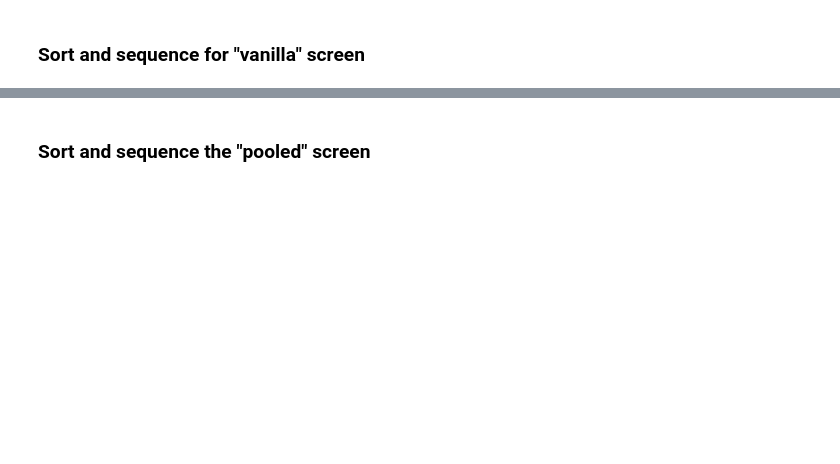
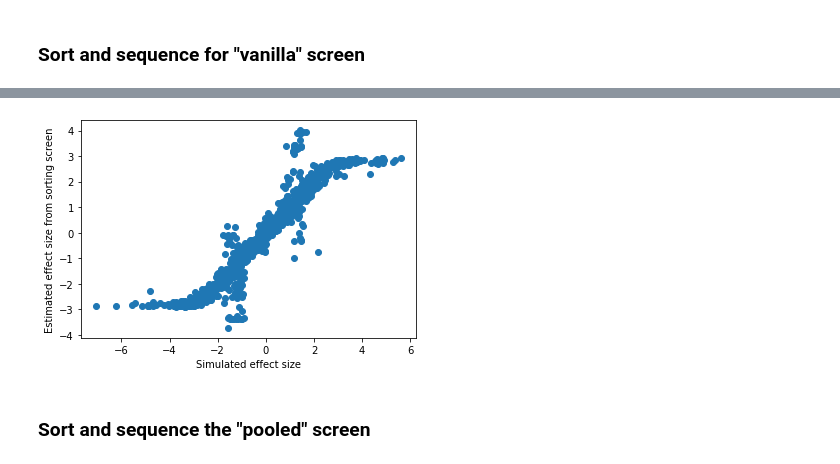
Before and after one commit to mincheoly/compressed_flow, a Jupyter notebook: simulations/screen.ipynb, the cells around one changed output, grey strips where cells are left out. Drawn from its saved outputs; the diff is of its cells as text; code cells hidden in the pictures; blank space fills up the shorter version.

```diff
--- a/simulations/screen.ipynb
+++ b/simulations/screen.ipynb
@@ -95,0 +110,13 @@ Text(0.5, 0, 'Actual effect of guide on expression')
+# %%
+def vanilla_mle_objective(D_):
+
+    D_ = D_.reshape((num_perturb, num_markers))
+
+    Y_ = theoretical_sort_sequence_vanilla(D_)
+
+    return np.log((np.absolute(Y_vanilla - Y_)).mean() + 1e-4*np.linalg.norm(D_, ord=1)/(num_perturb*num_markers))
+# %%
+D0 = stats.norm.rvs(size=D.shape, scale=0.1)
+D0[np.random.choice([True, False], p=[0.9, 0.1], size=D0.shape)] = 0
+
+vanilla_mle_objective(D0)
@@ -95,0 +139,2 @@ Text(0.5, 0, 'Actual effect of guide on expression')
+# %%
+res = minimize(vanilla_mle_objective, D0, method='L-BFGS-B', options={'maxiter':100, 'disp':True})
@@ -96,3 +170,11 @@ Text(0.5, 0, 'Actual effect of guide on expression')
+# %%
+D_hat = res.x.reshape((num_perturb, num_markers))
+# %%
+plt.scatter(D.ravel(), D_hat.ravel())
+plt.xlabel('Simulated effect size');
+plt.ylabel('Estimated effect size from sorting screen');
+# %% [output]
+[figure, added]
 # %% [markdown]
 ### Sort and sequence the "pooled" screen
 # %%
```
Also changed, not shown: parts of 33 cells of this notebook, 2 other files.
